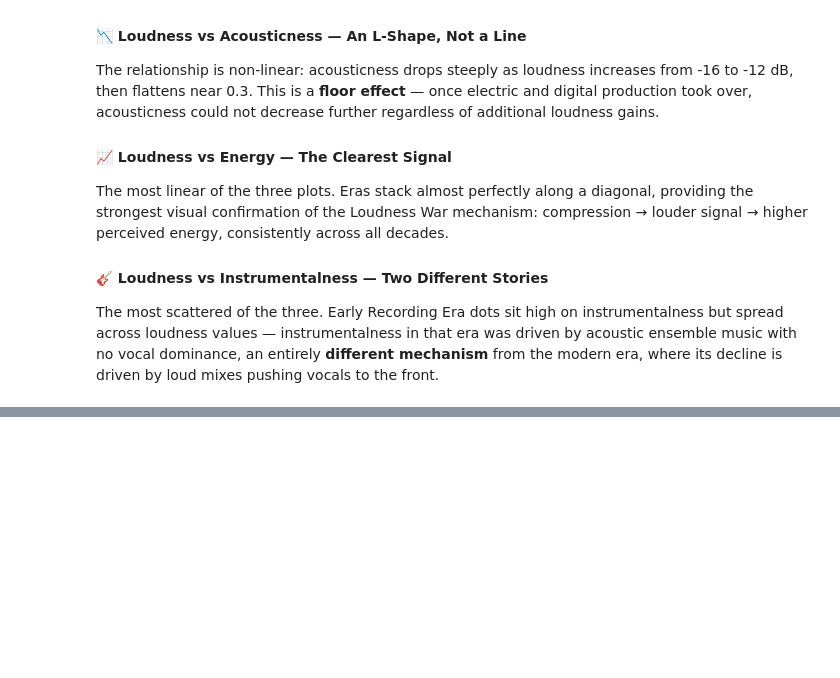
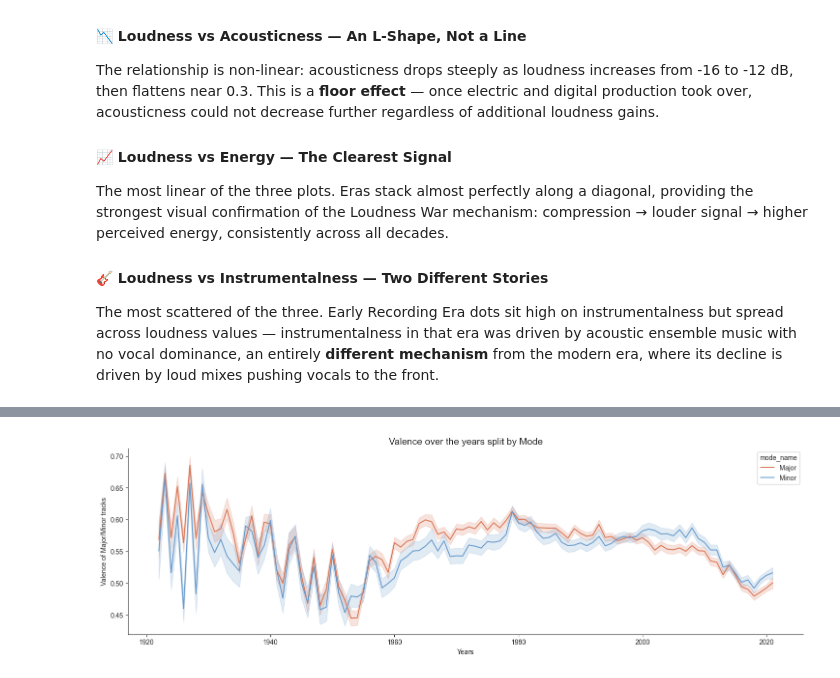
Before and after one commit to manuelcernigoj-lab/spoti-century, a Jupyter notebook: notebooks/01_tracks_elt.ipynb, the cells around one changed output, grey strips where cells are left out. Saved outputs shown, nothing was run; the diff lists cells and outputs as text; code cells hidden in the pictures; blank space fills up the shorter version.

```diff
--- a/notebooks/01_tracks_elt.ipynb
+++ b/notebooks/01_tracks_elt.ipynb
@@ -978,0 +1010,13 @@ loud mixes pushing vocals to the front.
+# %%
+fig, ax = plt.subplots(figsize=(18, 5))
+
+sns.lineplot(data=tracks_clean, x='year', y='valence',
+             hue='mode_name', palette=['#d97757', '#6a9bcc'],
+             ax=ax)
+
+ax.set_title('Valence over the years split by Mode', fontsize = 14)
+ax.set_ylabel('Valence of Major/Minor tracks')
+ax.set_xlabel('Years')
+sns.despine()
+# %% [output]
+[figure, added]
```
Also changed, not shown: parts of 9 cells of this notebook, 1 other file.
